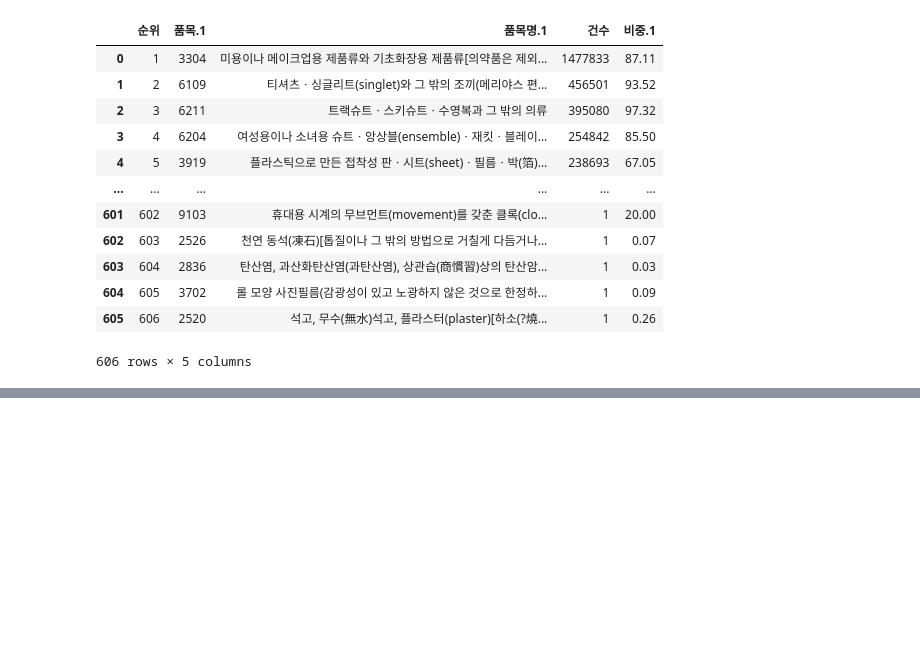
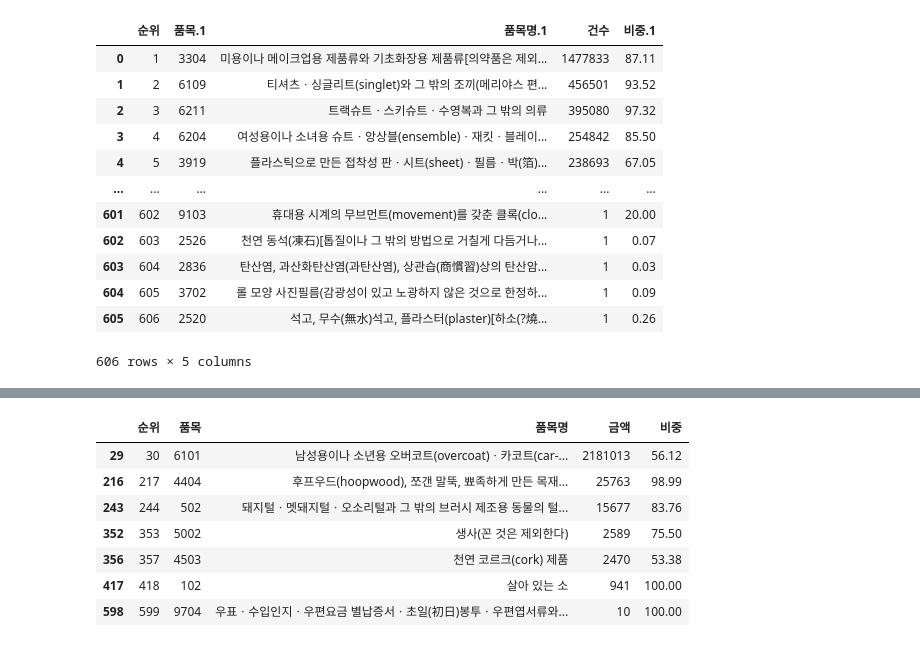
Before and after one commit to HO94/practice002, a Jupyter notebook: 전자상거래_수출입_통계001.ipynb, the cells around one changed output, grey strips where cells are left out. Saved outputs shown, nothing was run; the diff lists cells and outputs as text; code cells hidden in the pictures; blank space fills up the shorter version.

```diff
--- a/전자상거래_수출입_통계001.ipynb
+++ b/전자상거래_수출입_통계001.ipynb
@@ -105,0 +121,11 @@ data.loc[(data['비중']>50) & (data['비중.1']>50)]
+# %%
+data_money_50
+# %% [output]
+|  | 순위 | 품목 | 품목명 | 금액 | 비중 |
+| 29 | 30 | 6101 | 남성용이나 소년용 오버코트(overcoat)ㆍ카코트(car-... | 2181013 | 56.12 |
+| 216 | 217 | 4404 | 후프우드(hoopwood), 쪼갠 말뚝, 뾰족하게 만든 목재... | 25763 | 98.99 |
+| 243 | 244 | 502 | 돼지털ㆍ멧돼지털ㆍ오소리털과 그 밖의 브러시 제조용 동물의 털... | 15677 | 83.76 |
+| 352 | 353 | 5002 | 생사(꼰 것은 제외한다) | 2589 | 75.50 |
+| 356 | 357 | 4503 | 천연 코르크(cork) 제품 | 2470 | 53.38 |
+| 417 | 418 | 102 | 살아 있는 소 | 941 | 100.00 |
+| 598 | 599 | 9704 | 우표ㆍ수입인지ㆍ우편요금 별납증서ㆍ초일(初日)봉투ㆍ우편엽서류와... | 10 | 100.00 |
```
Also changed, not shown: parts of 5 cells of this notebook.
